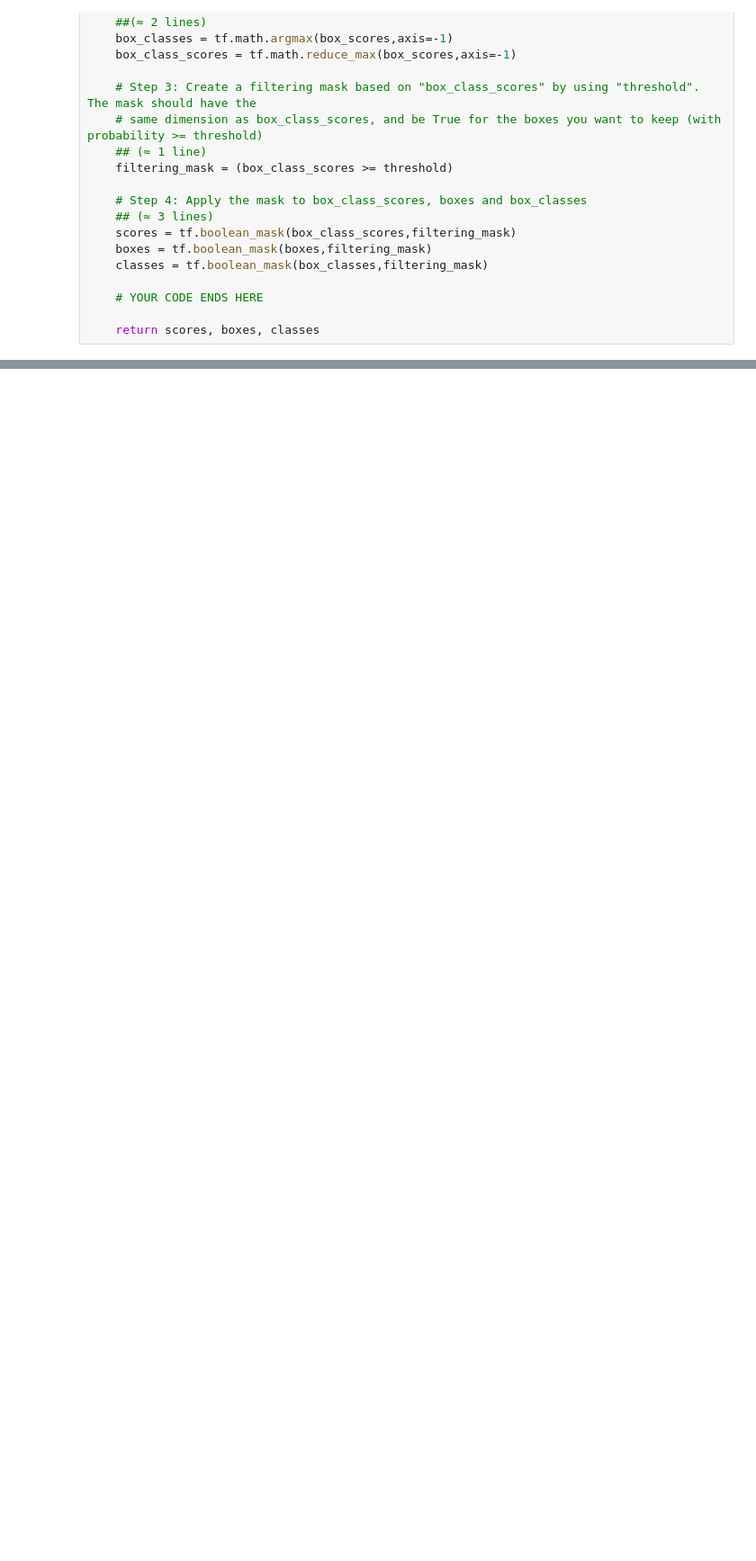
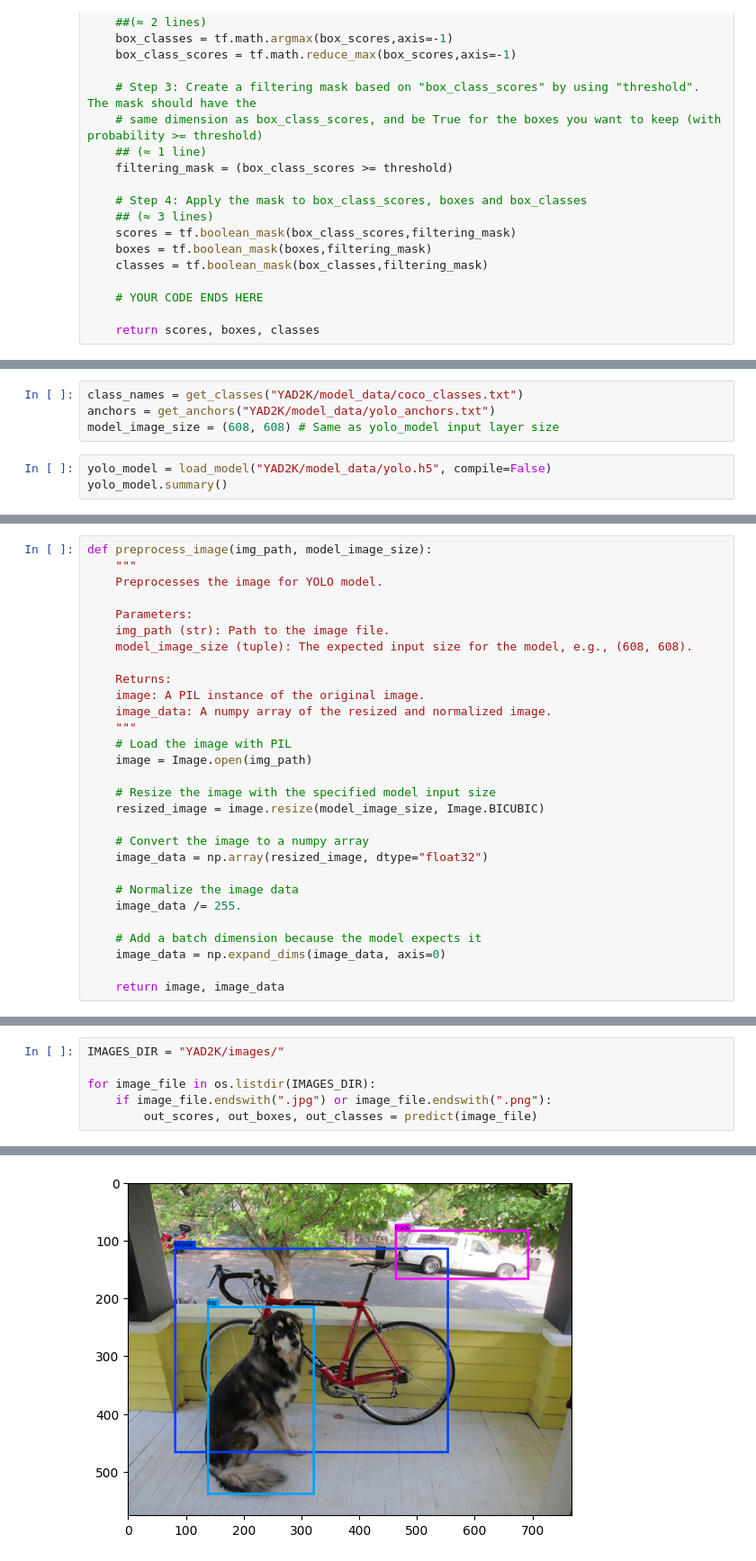
Before and after one commit to linkevin281/Yolo-Car-Detection, a Jupyter notebook: yolo.ipynb, the cells around one changed output, grey strips where cells are left out. Shown at 90% size. Drawn from its saved outputs; the diff is of its cells as text; blank space fills up the shorter version.

```diff
--- a/yolo.ipynb
+++ b/yolo.ipynb
@@ -93,0 +360,7 @@ print("\033[92m All tests passed!")
+# %%
+class_names = get_classes("YAD2K/model_data/coco_classes.txt")
+anchors = get_anchors("YAD2K/model_data/yolo_anchors.txt")
+model_image_size = (608, 608) # Same as yolo_model input layer size
+# %%
+yolo_model = load_model("YAD2K/model_data/yolo.h5", compile=False)
+yolo_model.summary()
@@ -93,0 +385,29 @@ print("\033[92m All tests passed!")
+# %%
+def preprocess_image(img_path, model_image_size):
+    """
+    Preprocesses the image for YOLO model.
+
+    Parameters:
+    img_path (str): Path to the image file.
+    model_image_size (tuple): The expected input size for the model, e.g., (608, 608).
+
+    Returns:
+    image: A PIL instance of the original image.
+    image_data: A numpy array of the resized and normalized image.
+    """
+    # Load the image with PIL
+    image = Image.open(img_path)
+
+    # Resize the image with the specified model input size
+    resized_image = image.resize(model_image_size, Image.BICUBIC)
+
+    # Convert the image to a numpy array
+    image_data = np.array(resized_image, dtype="float32")
+
+    # Normalize the image data
+    image_data /= 255.
+
+    # Add a batch dimension because the model expects it
+    image_data = np.expand_dims(image_data, axis=0)
+
+    return image, image_data
@@ -93,0 +459,7 @@ print("\033[92m All tests passed!")
+# %%
+IMAGES_DIR = "YAD2K/images/"
+
+for image_file in os.listdir(IMAGES_DIR):
+    if image_file.endswith(".jpg") or image_file.endswith(".png"):
+        out_scores, out_boxes, out_classes = predict(image_file)
+# %% [output]
@@ -93,0 +474 @@ print("\033[92m All tests passed!")
+[figure, added]
```
Also changed, not shown: parts of 13 cells of this notebook.
